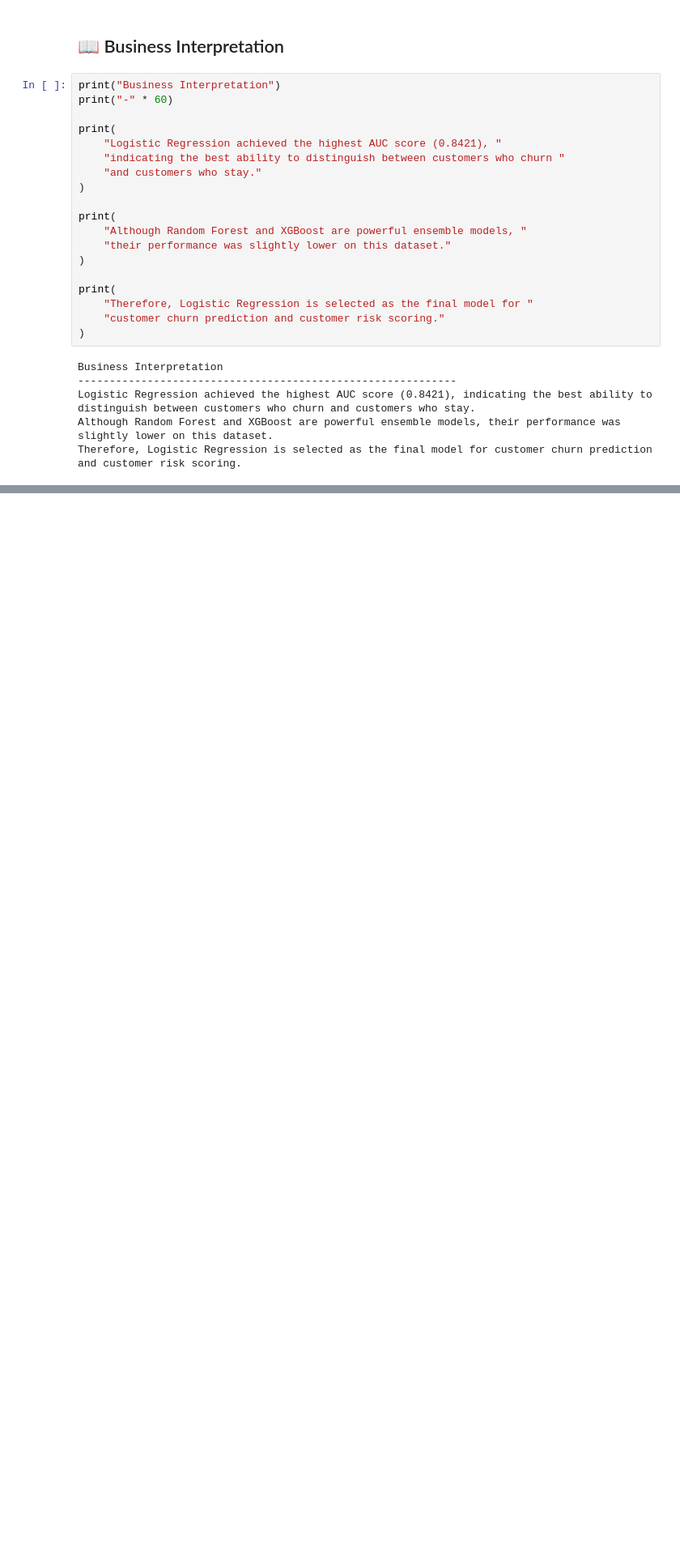
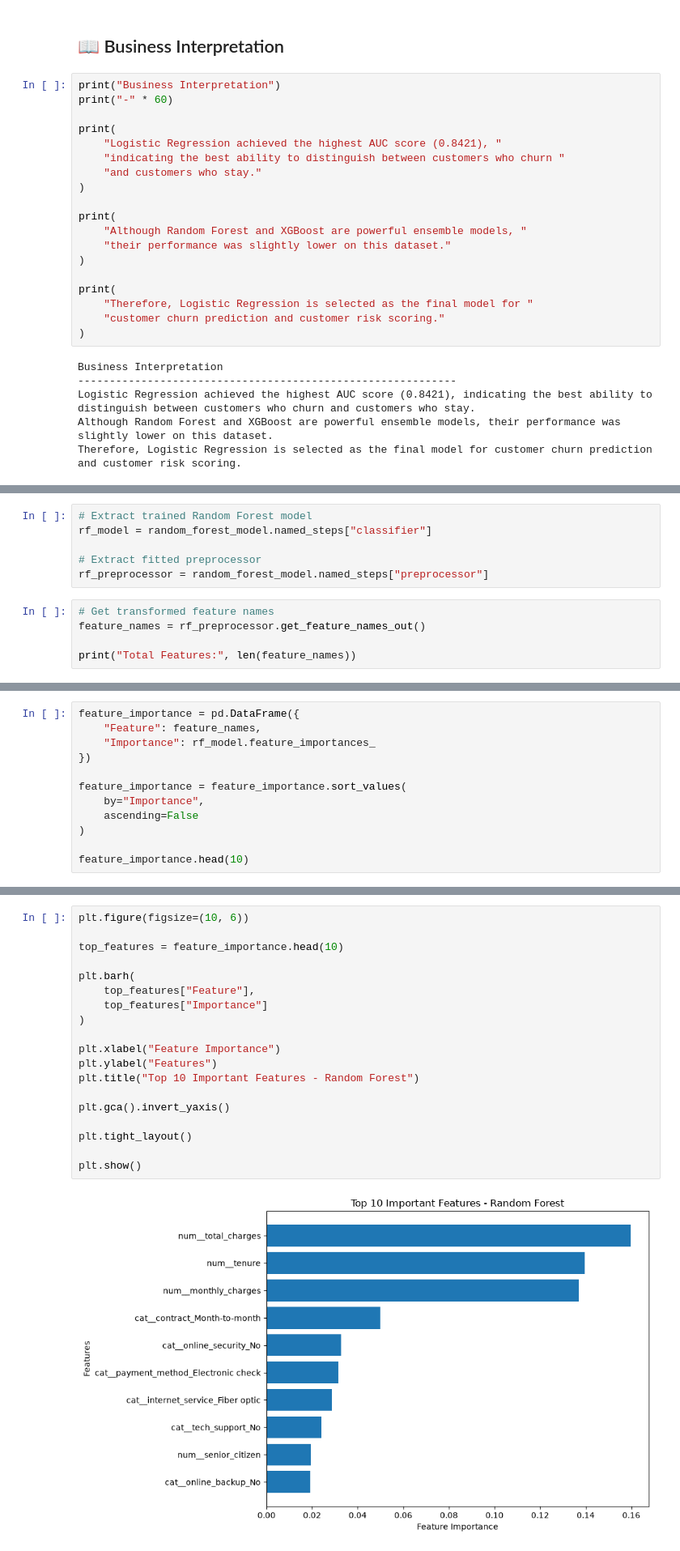
Before and after one commit to devisriparvathi-junjuri/Customer_Churn_Analytics, a Jupyter notebook: ML_Model/03_Model_Evaluation.ipynb, the cells around one changed output, grey strips where cells are left out. Shown at 81% size. Cells and saved outputs as stored; diff of their text form; blank space fills up the shorter version.

Commit message:
feat: complete model evaluation with ROC, AUC and feature importance

```diff
--- a/ML_Model/03_Model_Evaluation.ipynb
+++ b/ML_Model/03_Model_Evaluation.ipynb
@@ -212,0 +215,11 @@ Therefore, Logistic Regression is selected as the final model for customer churn
+# %%
+# Extract trained Random Forest model
+rf_model = random_forest_model.named_steps["classifier"]
+
+# Extract fitted preprocessor
+rf_preprocessor = random_forest_model.named_steps["preprocessor"]
+# %%
+# Get transformed feature names
+feature_names = rf_preprocessor.get_feature_names_out()
+
+print("Total Features:", len(feature_names))
@@ -212,0 +228,12 @@ Therefore, Logistic Regression is selected as the final model for customer churn
+# %%
+feature_importance = pd.DataFrame({
+    "Feature": feature_names,
+    "Importance": rf_model.feature_importances_
+})
+
+feature_importance = feature_importance.sort_values(
+    by="Importance",
+    ascending=False
+)
+
+feature_importance.head(10)
@@ -212,0 +252,21 @@ Therefore, Logistic Regression is selected as the final model for customer churn
+# %%
+plt.figure(figsize=(10, 6))
+
+top_features = feature_importance.head(10)
+
+plt.barh(
+    top_features["Feature"],
+    top_features["Importance"]
+)
+
+plt.xlabel("Feature Importance")
+plt.ylabel("Features")
+plt.title("Top 10 Important Features - Random Forest")
+
+plt.gca().invert_yaxis()
+
+plt.tight_layout()
+
+plt.show()
+# %% [output]
+[figure, added]
```
Also changed, not shown: parts of 12 cells of this notebook.
